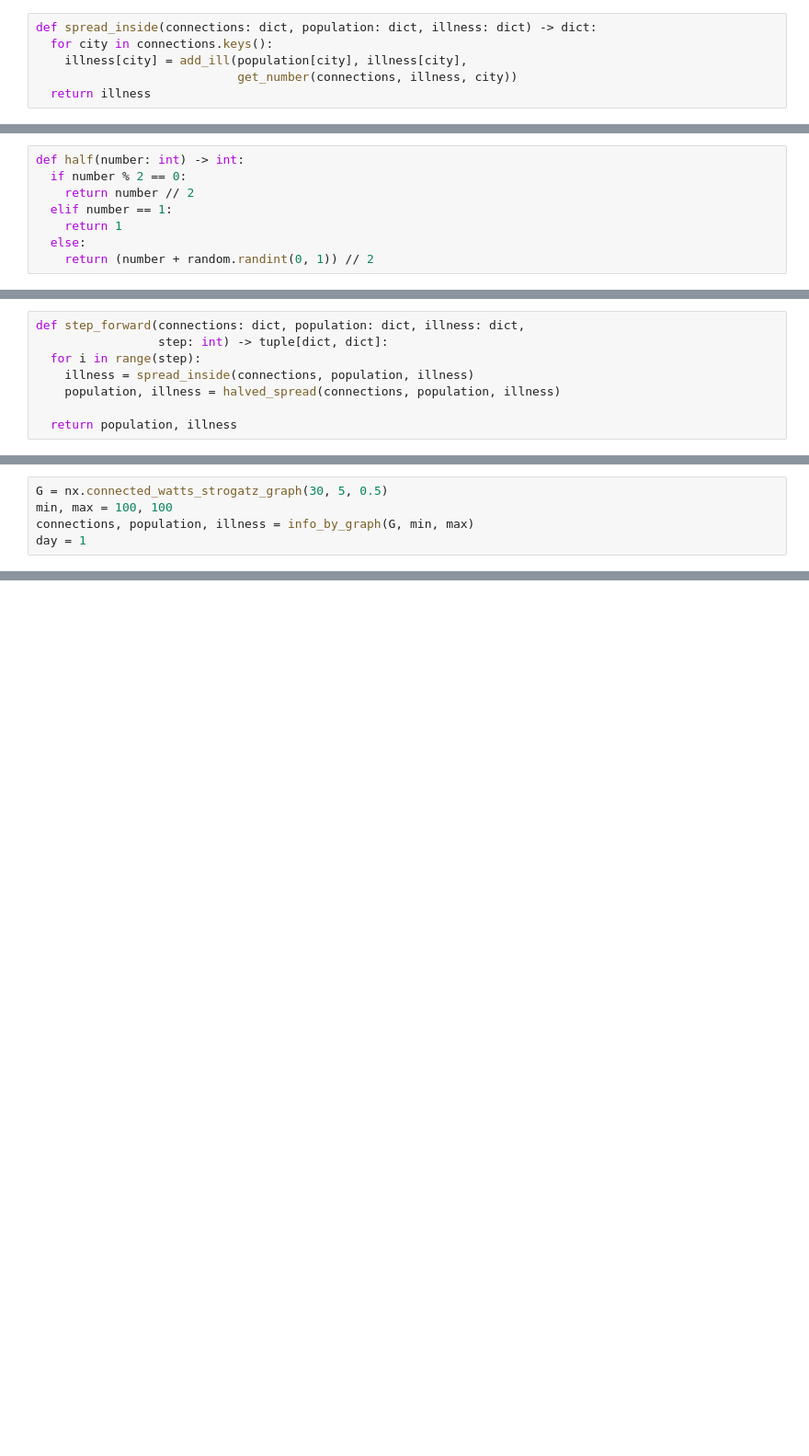
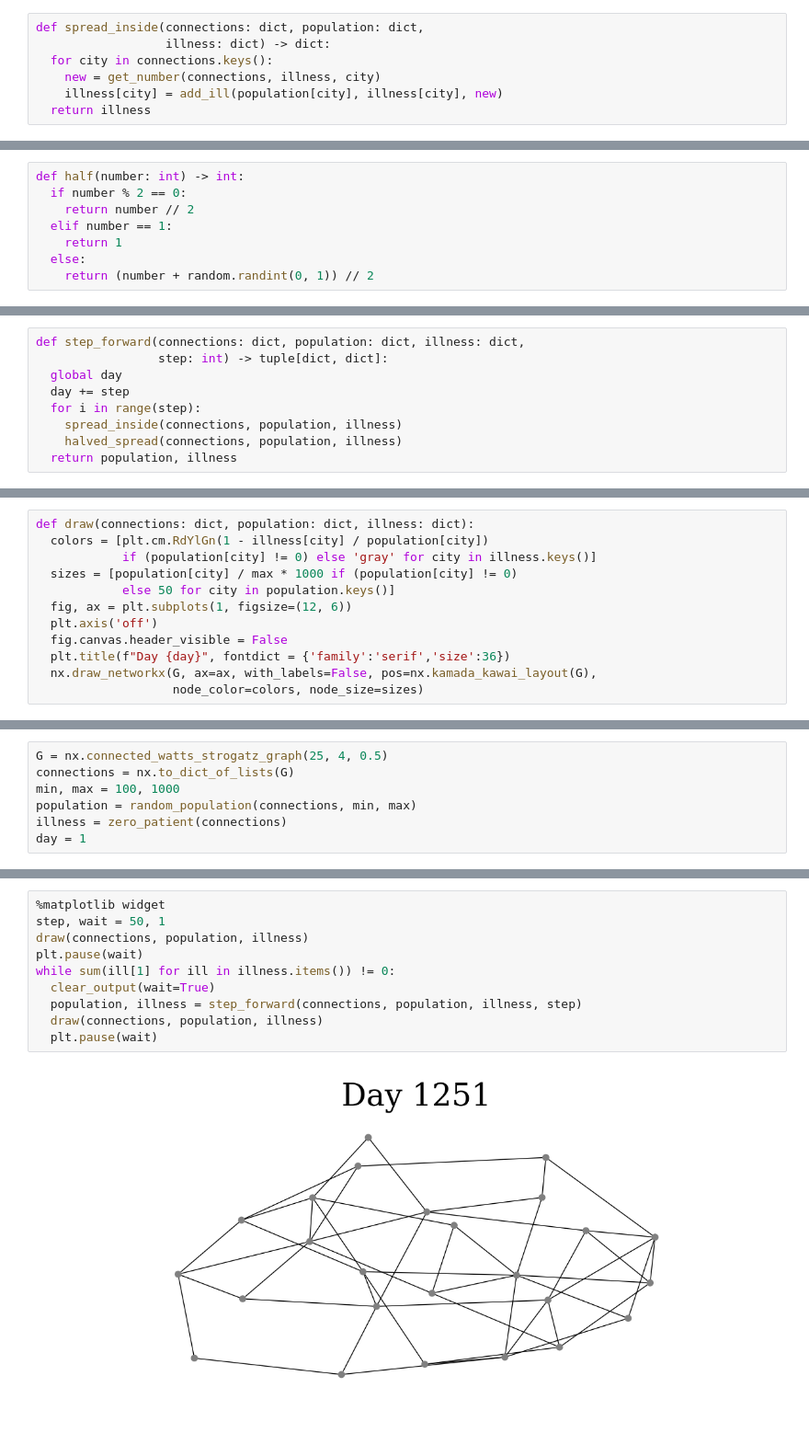
Before and after one commit to butyusya/tests, a Jupyter notebook: Math_hw2.ipynb, the cells around one changed output, grey strips where cells are left out. Shown at 92% size. Drawn from its saved outputs; the diff is of its cells as text; blank space fills up the shorter version.

```diff
--- a/Math_hw2.ipynb
+++ b/Math_hw2.ipynb
@@ -41,6 +79,7 @@ def get_number(connections: dict, illness: dict, city: str) -> int:
 # %%
-def spread_inside(connections: dict, population: dict, illness: dict) -> dict:
+def spread_inside(connections: dict, population: dict,
+                  illness: dict) -> dict:
   for city in connections.keys():
-    illness[city] = add_ill(population[city], illness[city],
-                            get_number(connections, illness, city))
+    new = get_number(connections, illness, city)
+    illness[city] = add_ill(population[city], illness[city], new)
   return illness
@@ -78,8 +129,9 @@ def halved_spread(connections: dict, population: dict,
 # %%
 def step_forward(connections: dict, population: dict, illness: dict,
                  step: int) -> tuple[dict, dict]:
+  global day
+  day += step
   for i in range(step):
-    illness = spread_inside(connections, population, illness)
-    population, illness = halved_spread(connections, population, illness)
-
+    spread_inside(connections, population, illness)
+    halved_spread(connections, population, illness)
   return population, illness
@@ -85,0 +140,12 @@ def step_forward(connections: dict, population: dict, illness: dict,
+# %%
+def draw(connections: dict, population: dict, illness: dict):
+  colors = [plt.cm.RdYlGn(1 - illness[city] / population[city])
+            if (population[city] != 0) else 'gray' for city in illness.keys()]
+  sizes = [population[city] / max * 1000 if (population[city] != 0)
+            else 50 for city in population.keys()]
+  fig, ax = plt.subplots(1, figsize=(12, 6))
+  plt.axis('off')
+  fig.canvas.header_visible = False
+  plt.title(f"Day {day}", fontdict = {'family':'serif','size':36})
+  nx.draw_networkx(G, ax=ax, with_labels=False, pos=nx.kamada_kawai_layout(G),
+                   node_color=colors, node_size=sizes)
@@ -116,5 +175,7 @@ def draw_forward(connections: dict, population: dict, illness: dict, step: int):
 # %%
-G = nx.connected_watts_strogatz_graph(30, 5, 0.5)
-min, max = 100, 100
-connections, population, illness = info_by_graph(G, min, max)
+G = nx.connected_watts_strogatz_graph(25, 4, 0.5)
+connections = nx.to_dict_of_lists(G)
+min, max = 100, 1000
+population = random_population(connections, min, max)
+illness = zero_patient(connections)
 day = 1
@@ -124,0 +200,12 @@ draw_forward(connections, population, illness, 100)
+# %%
+%matplotlib widget
+step, wait = 50, 1
+draw(connections, population, illness)
+plt.pause(wait)
+while sum(ill[1] for ill in illness.items()) != 0:
+  clear_output(wait=True)
+  population, illness = step_forward(connections, population, illness, step)
+  draw(connections, population, illness)
+  plt.pause(wait)
+# %% [output]
+[figure, added]
```
Also changed, not shown: parts of 29 cells of this notebook.
